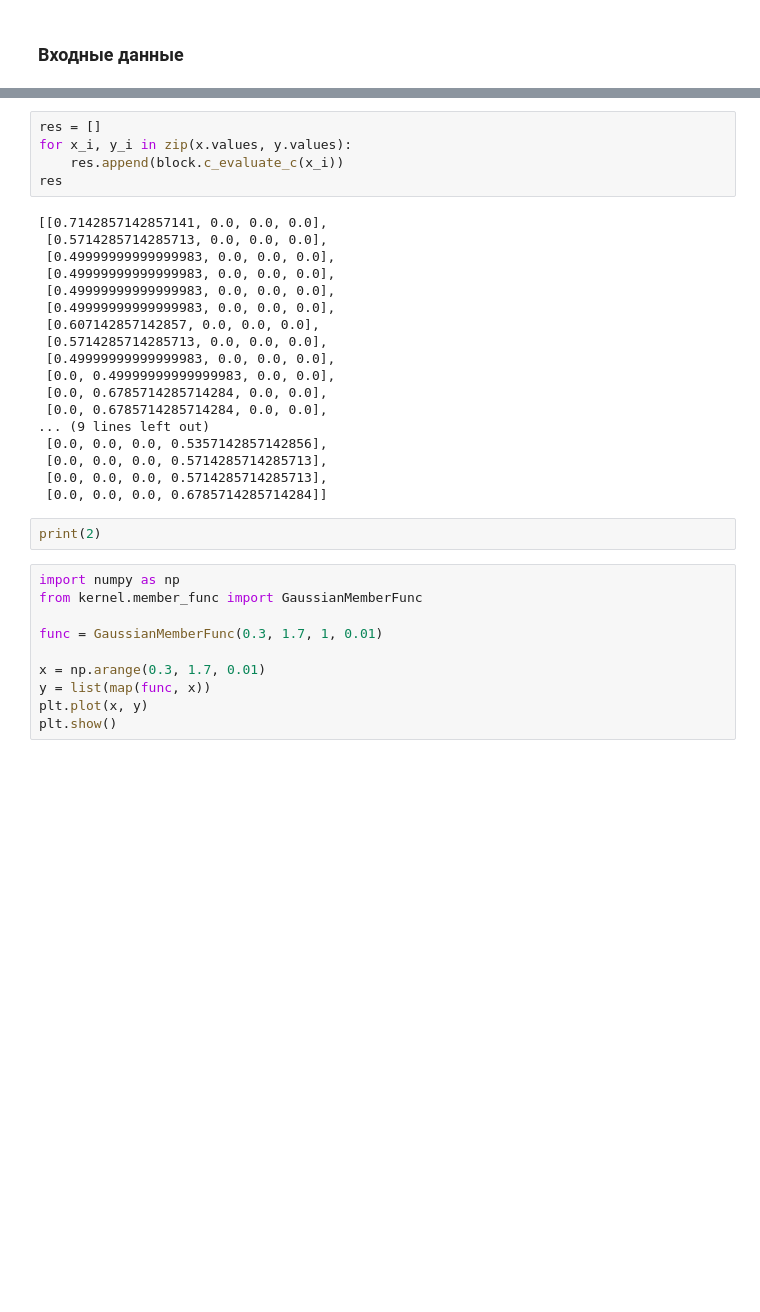
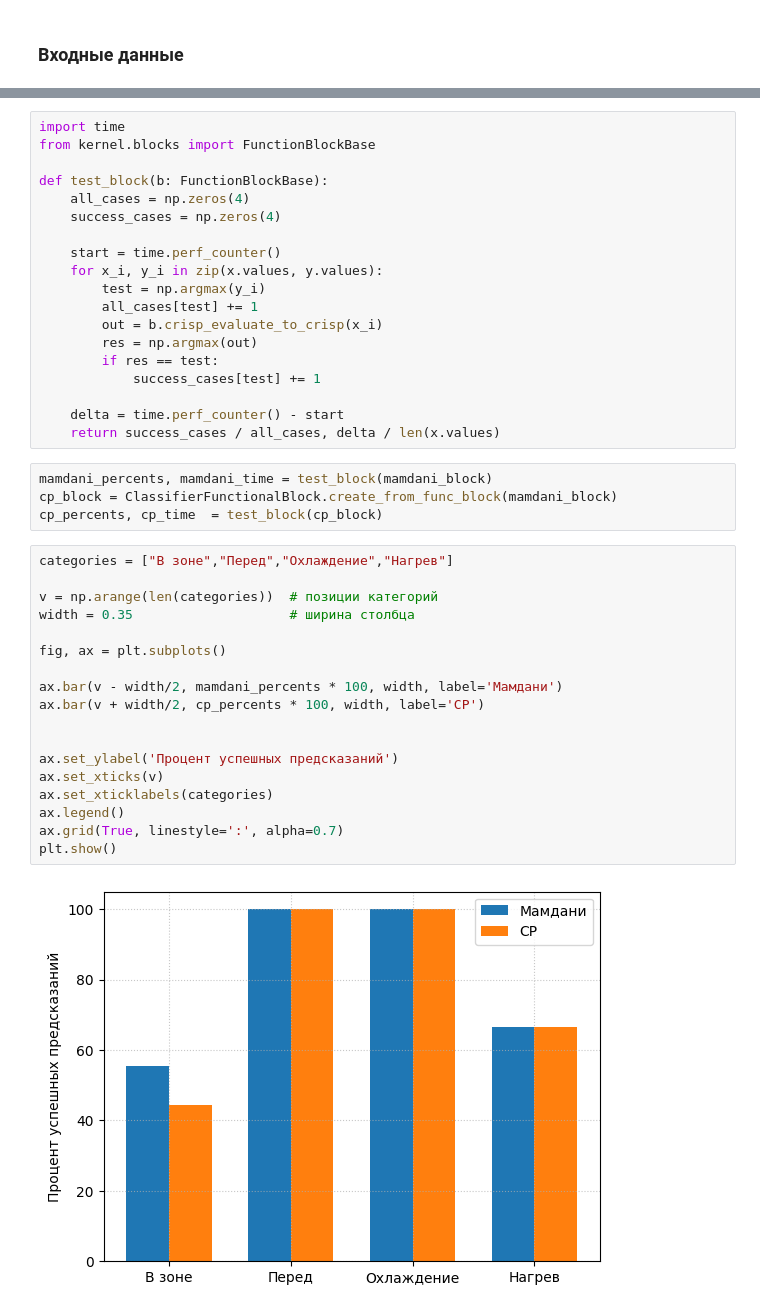
Before and after one commit to Valdemal/bigmuff, a Jupyter notebook: sample.ipynb, the cells around one changed output, grey strips where cells are left out. Drawn from its saved outputs; the diff is of its cells as text; blank space fills up the shorter version.

```diff
--- a/sample.ipynb
+++ b/sample.ipynb
@@ -66,36 +87,44 @@ df
 25 rows × 26 columns
 # %%
-res = []
-for x_i, y_i in zip(x.values, y.values):
-    res.append(block.c_evaluate_c(x_i))
-res
+import time
+from kernel.blocks import FunctionBlockBase
+
+def test_block(b: FunctionBlockBase):
+    all_cases = np.zeros(4)
+    success_cases = np.zeros(4)
+
+    start = time.perf_counter()
+    for x_i, y_i in zip(x.values, y.values):
+        test = np.argmax(y_i)
+        all_cases[test] += 1
+        out = b.crisp_evaluate_to_crisp(x_i)
+        res = np.argmax(out)
+        if res == test:
+            success_cases[test] += 1
+
+    delta = time.perf_counter() - start
+    return success_cases / all_cases, delta / len(x.values)
-# %% [output]
-[[0.7142857142857141, 0.0, 0.0, 0.0],
- [0.5714285714285713, 0.0, 0.0, 0.0],
- [0.49999999999999983, 0.0, 0.0, 0.0],
- [0.49999999999999983, 0.0, 0.0, 0.0],
- [0.49999999999999983, 0.0, 0.0, 0.0],
- [0.49999999999999983, 0.0, 0.0, 0.0],
- [0.607142857142857, 0.0, 0.0, 0.0],
- [0.5714285714285713, 0.0, 0.0, 0.0],
- [0.49999999999999983, 0.0, 0.0, 0.0],
- [0.0, 0.49999999999999983, 0.0, 0.0],
- [0.0, 0.6785714285714284, 0.0, 0.0],
- [0.0, 0.6785714285714284, 0.0, 0.0],
-... (9 lines left out)
- [0.0, 0.0, 0.0, 0.5357142857142856],
- [0.0, 0.0, 0.0, 0.5714285714285713],
- [0.0, 0.0, 0.0, 0.5714285714285713],
- [0.0, 0.0, 0.0, 0.6785714285714284]]
-# %%
-print(2)
-# %%
-import numpy as np
-from kernel.member_func import GaussianMemberFunc
-
-func = GaussianMemberFunc(0.3, 1.7, 1, 0.01)
-
-x = np.arange(0.3, 1.7, 0.01)
-y = list(map(func, x))
-plt.plot(x, y)
-plt.show()
+# %%
+mamdani_percents, mamdani_time = test_block(mamdani_block)
+cp_block = ClassifierFunctionalBlock.create_from_func_block(mamdani_block)
+cp_percents, cp_time  = test_block(cp_block)
+# %%
+categories = ["В зоне","Перед","Охлаждение","Нагрев"]
+
+v = np.arange(len(categories))  # позиции категорий
+width = 0.35                    # ширина столбца
+
+fig, ax = plt.subplots()
+
+ax.bar(v - width/2, mamdani_percents * 100, width, label='Мамдани')
+ax.bar(v + width/2, cp_percents * 100, width, label='CP')
+
+
+ax.set_ylabel('Процент успешных предсказаний')
+ax.set_xticks(v)
+ax.set_xticklabels(categories)
+ax.legend()
+ax.grid(True, linestyle=':', alpha=0.7)
+plt.show()
+# %% [output]
+[figure, added]
```
Also changed, not shown: parts of 4 cells of this notebook, 11 other files.
